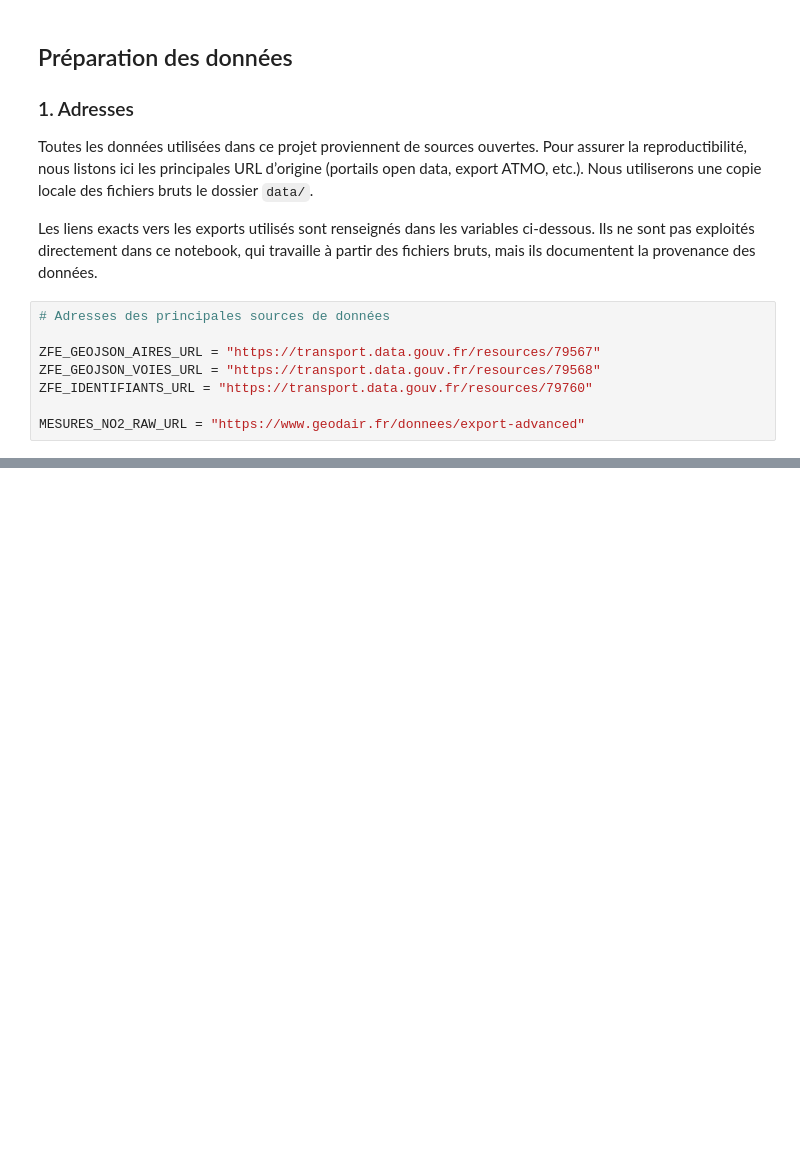
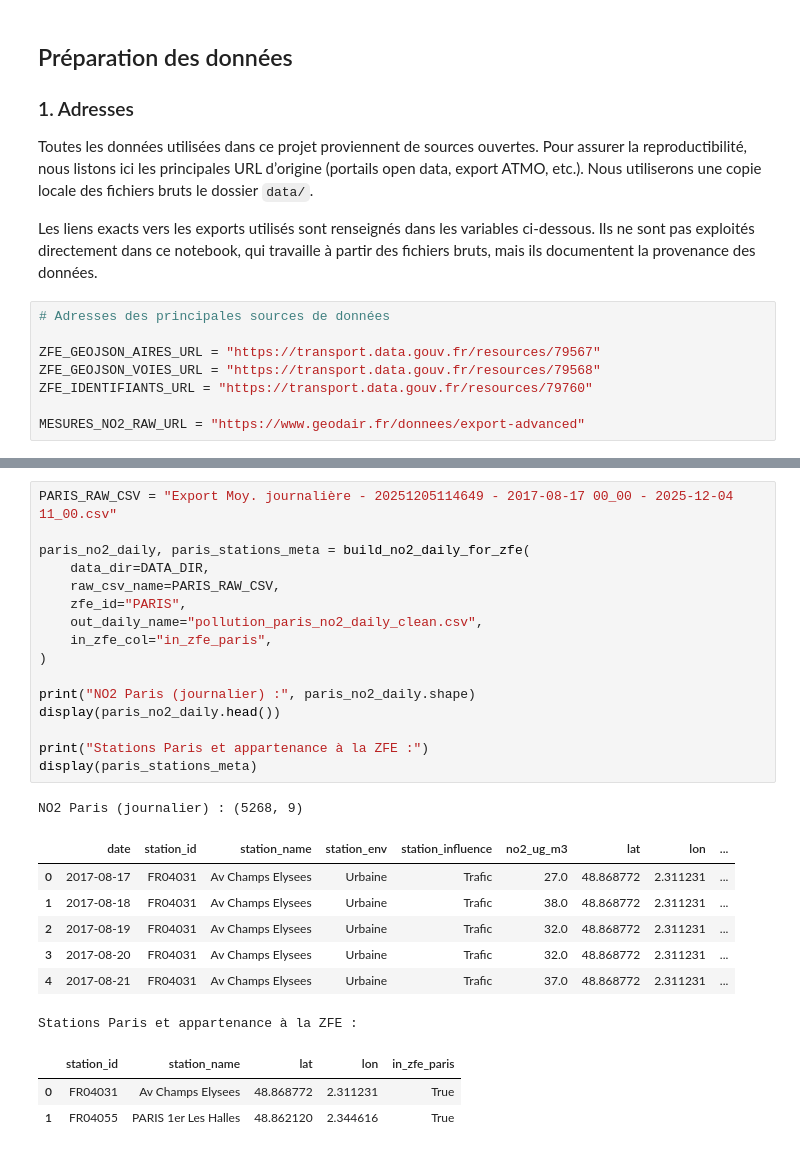
Before and after one commit to pasilvente/project_python_for_data_science_at_ENSAE_ZFE_ML_SCM, a Jupyter notebook: rapport_zfe.ipynb, the cells around one changed output, grey strips where cells are left out. Saved outputs shown, nothing was run; the diff lists cells and outputs as text; blank space fills up the shorter version.

Commit message:
fonction plus générique + optimisations de csv  + construction paris notebook final

```diff
--- a/rapport_zfe.ipynb
+++ b/rapport_zfe.ipynb
@@ -232,0 +261,28 @@ NO2 Grenoble journalier pour les deux stations sélectionnées : (5836, 9)
+# %%
+PARIS_RAW_CSV = "Export Moy. journalière - 20251205114649 - 2017-08-17 00_00 - 2025-12-04 11_00.csv"
+
+paris_no2_daily, paris_stations_meta = build_no2_daily_for_zfe(
+    data_dir=DATA_DIR,
+    raw_csv_name=PARIS_RAW_CSV,
+    zfe_id="PARIS",
+    out_daily_name="pollution_paris_no2_daily_clean.csv",
+    in_zfe_col="in_zfe_paris",
+)
+
+print("NO2 Paris (journalier) :", paris_no2_daily.shape)
+display(paris_no2_daily.head())
+
+print("Stations Paris et appartenance à la ZFE :")
+display(paris_stations_meta)
+# %% [output]
+NO2 Paris (journalier) : (5268, 9)
+|  | date | station_id | station_name | station_env | station_influence | no2_ug_m3 | lat | lon | ... |
+| 0 | 2017-08-17 | FR04031 | Av Champs Elysees | Urbaine | Trafic | 27.0 | 48.868772 | 2.311231 | ... |
+| 1 | 2017-08-18 | FR04031 | Av Champs Elysees | Urbaine | Trafic | 38.0 | 48.868772 | 2.311231 | ... |
+| 2 | 2017-08-19 | FR04031 | Av Champs Elysees | Urbaine | Trafic | 32.0 | 48.868772 | 2.311231 | ... |
+| 3 | 2017-08-20 | FR04031 | Av Champs Elysees | Urbaine | Trafic | 32.0 | 48.868772 | 2.311231 | ... |
+| 4 | 2017-08-21 | FR04031 | Av Champs Elysees | Urbaine | Trafic | 37.0 | 48.868772 | 2.311231 | ... |
+Stations Paris et appartenance à la ZFE :
+|  | station_id | station_name | lat | lon | in_zfe_paris |
+| 0 | FR04031 | Av Champs Elysees | 48.868772 | 2.311231 | True |
+| 1 | FR04055 | PARIS 1er Les Halles | 48.862120 | 2.344616 | True |
```
Also changed, not shown: parts of 8 cells of this notebook, 3 other files.
